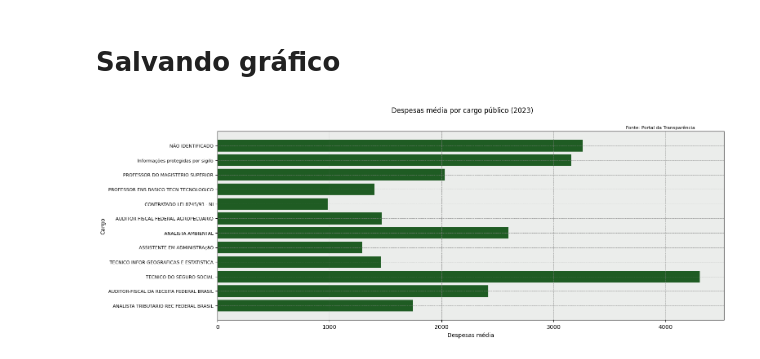
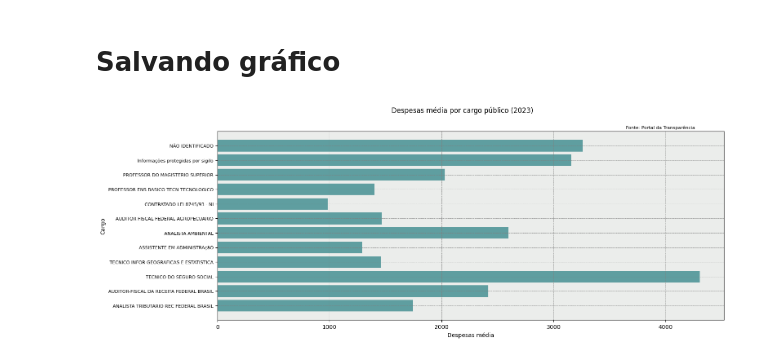
Before and after one commit to JNarimatsu/Asimov_Analise_Dados, a Jupyter notebook: Análise_Asimov.ipynb, the cells around one changed output. Cells and saved outputs as stored; diff of their text form; code cells hidden in the pictures.

```diff
--- a/Análise_Asimov.ipynb
+++ b/Análise_Asimov.ipynb
@@ -770,20 +770,20 @@ df_final.to_excel(caminho_saida, index=False)
 # %%
 import matplotlib.pyplot as plt
 
 caminho_figura = "/content/drive/MyDrive/Asimov/Análise de dados /Output/grafico.png"
 fig, ax = plt.subplots(figsize=(16,6))
-ax.barh(df_final['Cargo'], df_final['despesa_media'], color='#1f5c23')
+ax.barh(df_final['Cargo'], df_final['despesa_media'], color='cadetblue')
 ax.invert_yaxis()
 ax.set_facecolor('#ebedeb')
 
 fig.suptitle('Despesas média por cargo público (2023)')
 
 plt.figtext(0.75, 0.89, 'Fonte: Portal da Transparência', fontsize=8)
 
 plt.grid(color='gray', linestyle='--', linewidth=0.5)
 plt.yticks(fontsize=8)
 plt.xlabel('Despesas média')
 plt.ylabel('Cargo')
 plt.savefig(caminho_figura, bbox_inches='tight')
 # %% [output]
-[figure, old version]
+[figure, new version]
```
Also changed, not shown: parts of 6 cells of this notebook.
